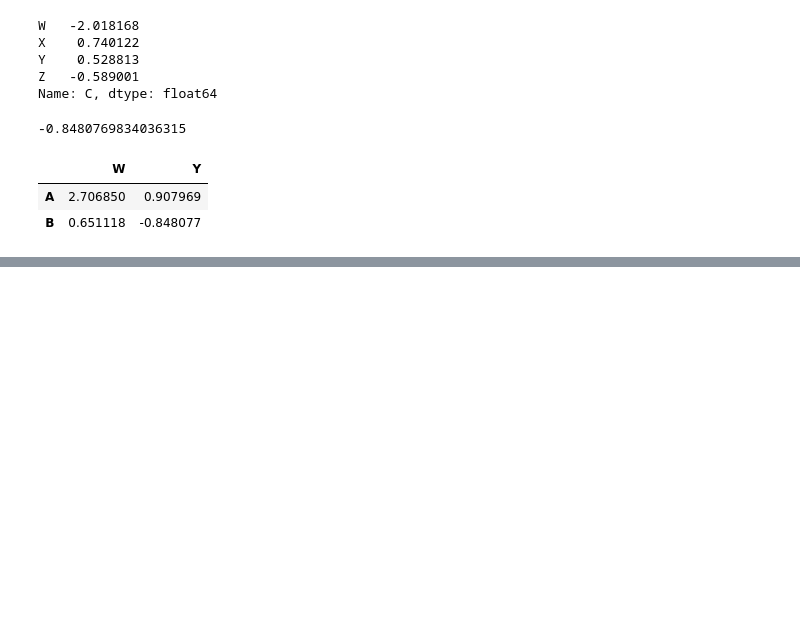
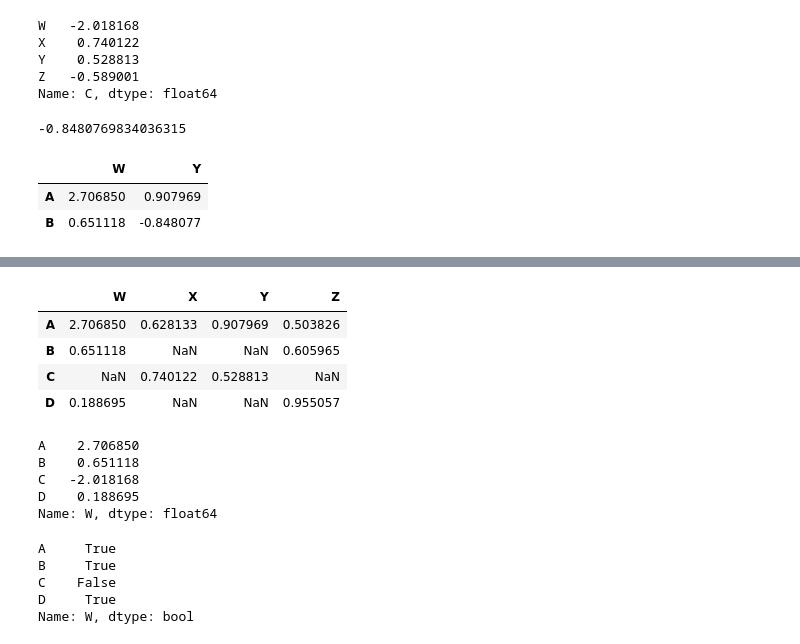
Before and after one commit to Mahima-B-Mahesh/data-analytics-libraries, a Jupyter notebook: pandas/pandas.ipynb, the cells around one changed output, grey strips where cells are left out. Cells and saved outputs as stored; diff of their text form; code cells hidden in the pictures; blank space fills up the shorter version.

```diff
--- a/pandas/pandas.ipynb
+++ b/pandas/pandas.ipynb
@@ -266,0 +293,24 @@ df.loc[['A','B'],['W','Y']]
+# %%
+df[df>0]
+# %% [output]
+|  | W | X | Y | Z |
+| A | 2.706850 | 0.628133 | 0.907969 | 0.503826 |
+| B | 0.651118 | NaN | NaN | 0.605965 |
+| C | NaN | 0.740122 | 0.528813 | NaN |
+| D | 0.188695 | NaN | NaN | 0.955057 |
+# %%
+df['W']
+# %% [output]
+A    2.706850
+B    0.651118
+C   -2.018168
+D    0.188695
+Name: W, dtype: float64
+# %%
+df['W'] > 0
+# %% [output]
+A     True
+B     True
+C    False
+D     True
+Name: W, dtype: bool
```
Also changed, not shown: parts of 4 cells of this notebook.
